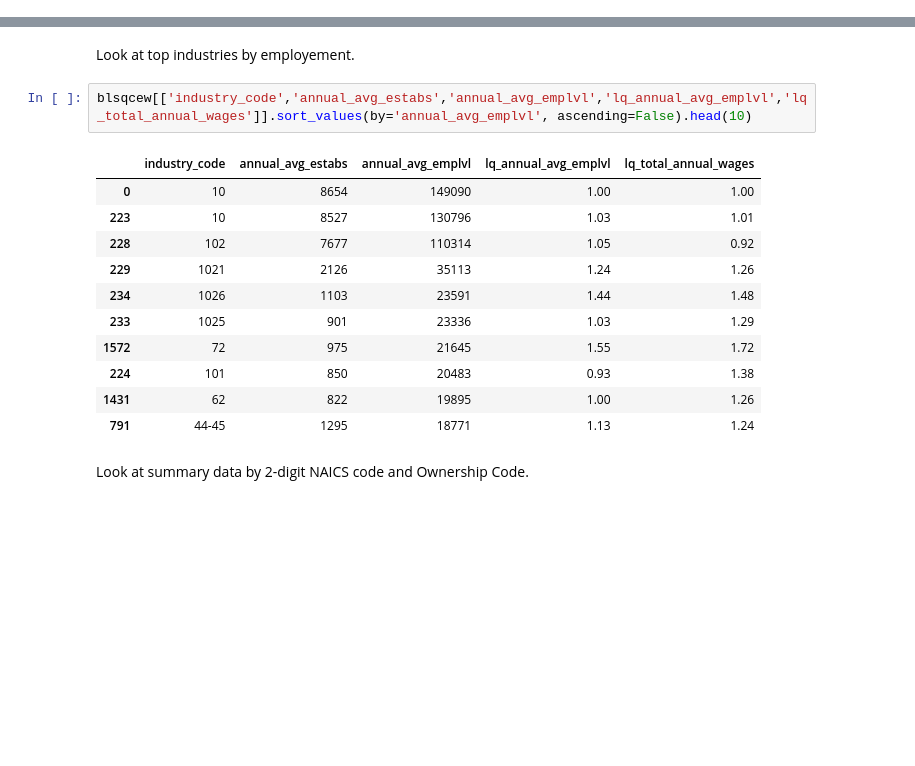
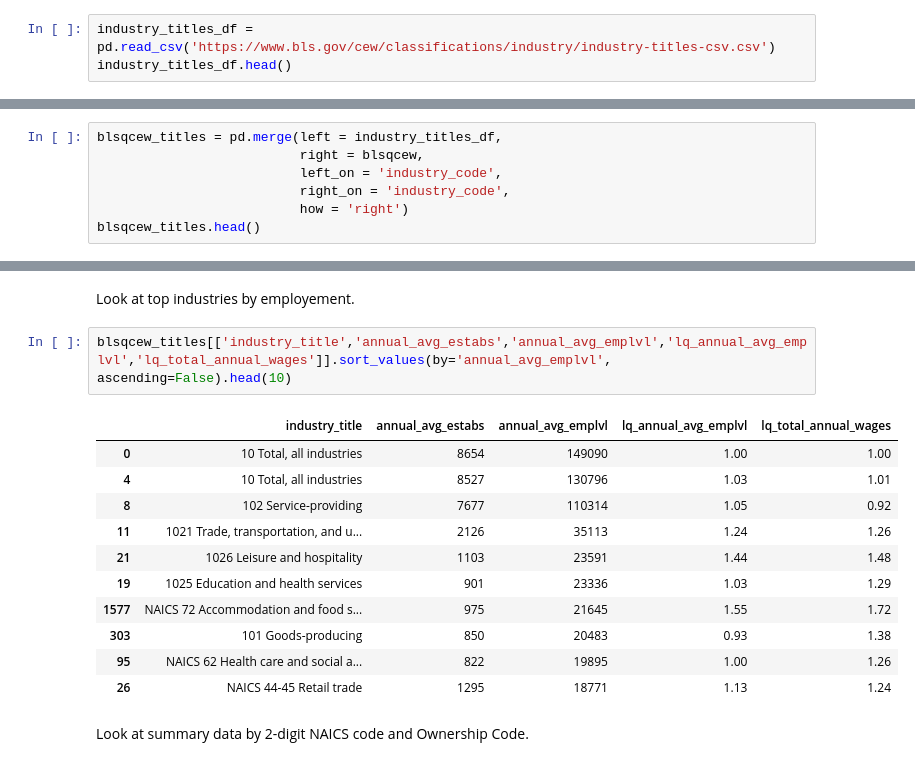
Before and after one commit to npr99/PlanningMethods, a Jupyter notebook: Location_Quotient_Using_BLS_QCEW.ipynb, the cells around one changed output, grey strips where cells are left out. Saved outputs shown, nothing was run; the diff lists cells and outputs as text; blank space fills up the shorter version.

```diff
--- a/Location_Quotient_Using_BLS_QCEW.ipynb
+++ b/Location_Quotient_Using_BLS_QCEW.ipynb
@@ -104,0 +116,3 @@ https://www.naics.com/frequently-asked-questions/#NAICSfaq
+# %%
+industry_titles_df = pd.read_csv('https://www.bls.gov/cew/classifications/industry/industry-titles-csv.csv')
+industry_titles_df.head()
@@ -104,0 +134,7 @@ https://www.naics.com/frequently-asked-questions/#NAICSfaq
+# %%
+blsqcew_titles = pd.merge(left = industry_titles_df,
+                          right = blsqcew,
+                          left_on = 'industry_code',
+                          right_on = 'industry_code',
+                          how = 'right')
+blsqcew_titles.head()
@@ -105,19 +170,19 @@ https://www.naics.com/frequently-asked-questions/#NAICSfaq
 # %% [markdown]
 Look at top industries by employement.
 # %%
-blsqcew[['industry_code','annual_avg_estabs','annual_avg_emplvl','lq_annual_avg_emplvl','lq_total_annual_wages']].sort_values(by='annual_avg_emplvl', ascending=False).head(10)
+blsqcew_titles[['industry_title','annual_avg_estabs','annual_avg_emplvl','lq_annual_avg_emplvl','lq_total_annual_wages']].sort_values(by='annual_avg_emplvl', ascending=False).head(10)
 # %% [output]
-|  | industry_code | annual_avg_estabs | annual_avg_emplvl | lq_annual_avg_emplvl | lq_total_annual_wages |
-| 0 | 10 | 8654 | 149090 | 1.00 | 1.00 |
-| 223 | 10 | 8527 | 130796 | 1.03 | 1.01 |
-| 228 | 102 | 7677 | 110314 | 1.05 | 0.92 |
-| 229 | 1021 | 2126 | 35113 | 1.24 | 1.26 |
-| 234 | 1026 | 1103 | 23591 | 1.44 | 1.48 |
-| 233 | 1025 | 901 | 23336 | 1.03 | 1.29 |
-| 1572 | 72 | 975 | 21645 | 1.55 | 1.72 |
-| 224 | 101 | 850 | 20483 | 0.93 | 1.38 |
-| 1431 | 62 | 822 | 19895 | 1.00 | 1.26 |
-| 791 | 44-45 | 1295 | 18771 | 1.13 | 1.24 |
+|  | industry_title | annual_avg_estabs | annual_avg_emplvl | lq_annual_avg_emplvl | lq_total_annual_wages |
+| 0 | 10 Total, all industries | 8654 | 149090 | 1.00 | 1.00 |
+| 4 | 10 Total, all industries | 8527 | 130796 | 1.03 | 1.01 |
+| 8 | 102 Service-providing | 7677 | 110314 | 1.05 | 0.92 |
+| 11 | 1021 Trade, transportation, and u... | 2126 | 35113 | 1.24 | 1.26 |
+| 21 | 1026 Leisure and hospitality | 1103 | 23591 | 1.44 | 1.48 |
+| 19 | 1025 Education and health services | 901 | 23336 | 1.03 | 1.29 |
+| 1577 | NAICS 72 Accommodation and food s... | 975 | 21645 | 1.55 | 1.72 |
+| 303 | 101 Goods-producing | 850 | 20483 | 0.93 | 1.38 |
+| 95 | NAICS 62 Health care and social a... | 822 | 19895 | 1.00 | 1.26 |
+| 26 | NAICS 44-45 Retail trade | 1295 | 18771 | 1.13 | 1.24 |
 # %% [markdown]
 Look at summary data by 2-digit NAICS code and Ownership Code.
 # %%
```
Also changed, not shown: parts of 21 cells of this notebook.
